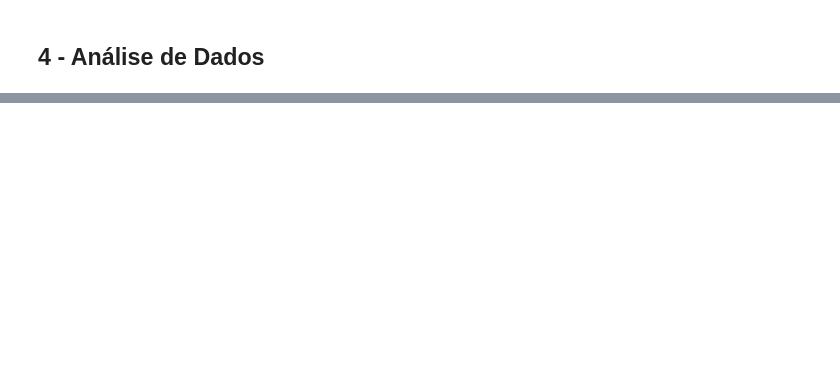
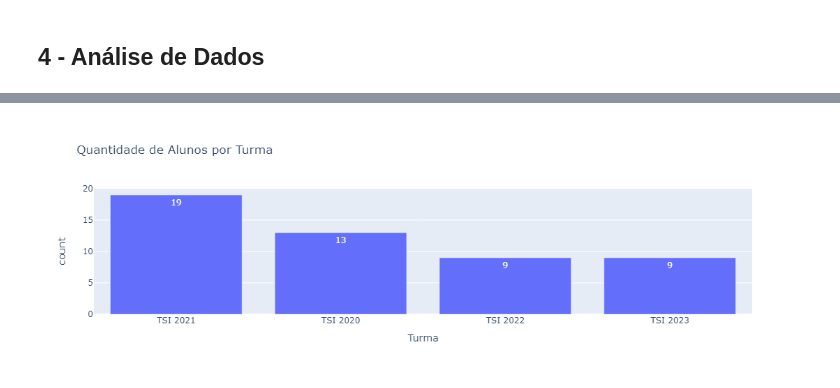
Before and after one commit to Thurcavalcante/analise-curso-tsi, a Jupyter notebook: Análise.ipynb, the cells around one changed output, grey strips where cells are left out. Drawn from its saved outputs; the diff is of its cells as text; code cells hidden in the pictures; blank space fills up the shorter version.

```diff
--- a/Análise.ipynb
+++ b/Análise.ipynb
@@ -421,0 +486,39 @@ dados
+# %%
+# Criar uma nova coluna 'Sexo'
+dados['Sexo'] = ''
+
+# Adicionar manualmente o gênero com base no nome
+# Nomes masculinos
+nomes_masculinos = [
+    'Gabriel Rodrigues Freitas', 'Arthur Rocha Cavalcante', 'Gilmar Thomaz Dantas Pereira da Silva',
+    'José Maria Soares', 'Otaciel da Silva RIbeiro', 'David Soares Carvalho',
+    'Rafael Ribeiro', 'Edson Domingos da Silva', 'Edenilson Lima de Freitas',
+    'Pedro Henrique Amorim de Azevedo', 'José Moreira Chacon', 'João Maria Floriano Silva Júnior',
+    'Arthur Soares Lima', 'José Isac Souza da Costa', 'Thiago Morais Cordeiro',
+    'Lucas Emanoel da Silva Freitas', 'Luiz Felipe Silva de Oliveira',
+    'José Geovane de Oliveira Estevão', 'Matheus Fernando Leite',
+    'Walison Paulino de Oliveira', 'Geronilton de Oliveira Silva',
+    'Robert Iver Silva do Nascimento', 'Pedro Lucas Leopoldino da Silva',
+    'Valdeir Felix Barbosa', 'Jorge Vinicius Costa Evangelista',
+    'Denilson Gomes de Oliveira', 'Antônio Alexandre Chagas da Silva',
+    'Márcio Fernando Lopes da Silva', 'Marcelo Ryan da Silva Rocha',
+    'FrankWellington Bezerra da Costa', 'José Andreilton Silva de lima',
+    'Jobson Frank Floriano', 'Sandriel Soares de Santana'
+]
+
+# Nomes femininos
+nomes_femininos = [
+    'Oziele Rodrigues de Oliveira', 'Fabiana de Souza Silva', 'Laura Kauanne da Silva',
+    'Monik Gomes', 'Maria ivelise da Silva', 'Damaris dos Santos Tavares',
+    'Rayane Cristine Candido de lima', 'Fernanda Gomes do Nascimento',
+    'Júlia Ursulino Galvão', 'Adriana Euflazino da Silva', 'Leonarda soares de souza',
+    'Clara maria avelino Ribeiro', 'Fabiana Avelino Da Silva', 'Mayana Clesia Cruz',
+    'Micaela Alves de Lima', 'Ana Luiza Ribeiro da Silva', 'Monaliza Cristina Galvão'
+]
+
+# Preencher a coluna 'Sexo' com base nos nomes
+dados.loc[dados['Nome'].isin(nomes_masculinos), 'Sexo'] = 'Masculino'
+dados.loc[dados['Nome'].isin(nomes_femininos), 'Sexo'] = 'Feminino'
+
+# Exibir o DataFrame atualizado
+dados[['Nome', 'Sexo']]
@@ -423,0 +597,3 @@ dados
+# %%
+contagem = dados['Turma'].value_counts().reset_index()
+contagem
@@ -423,0 +606,5 @@ dados
+# %%
+fig = px.bar(contagem, x='Turma', y='count', title ='Quantidade de Alunos por Turma', text_auto=True)
+fig.show()
+# %% [output]
+[figure, added]
```
Also changed, not shown: parts of 52 cells of this notebook.
